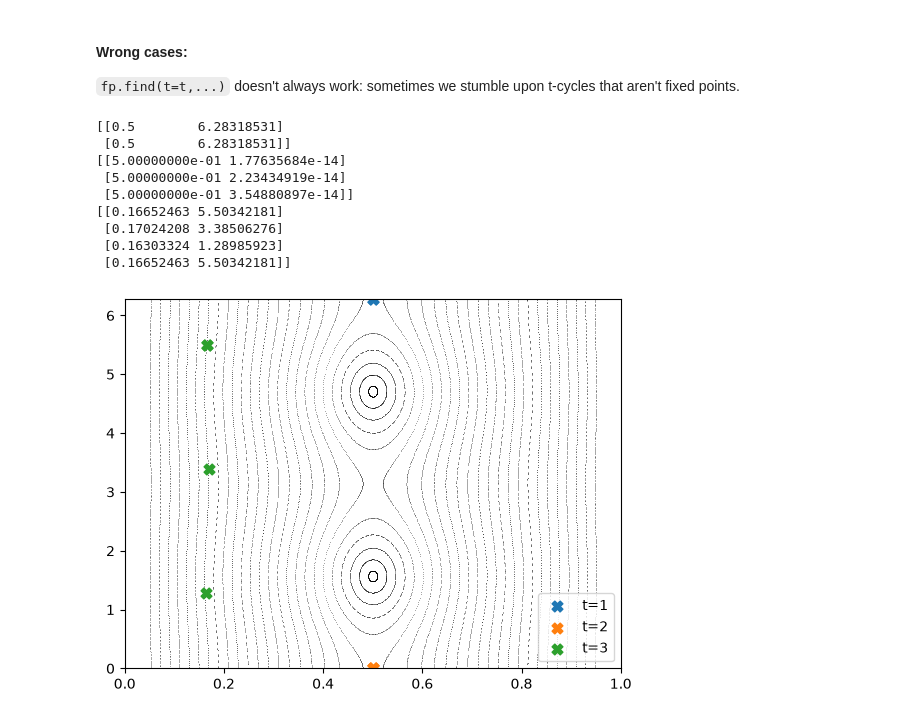
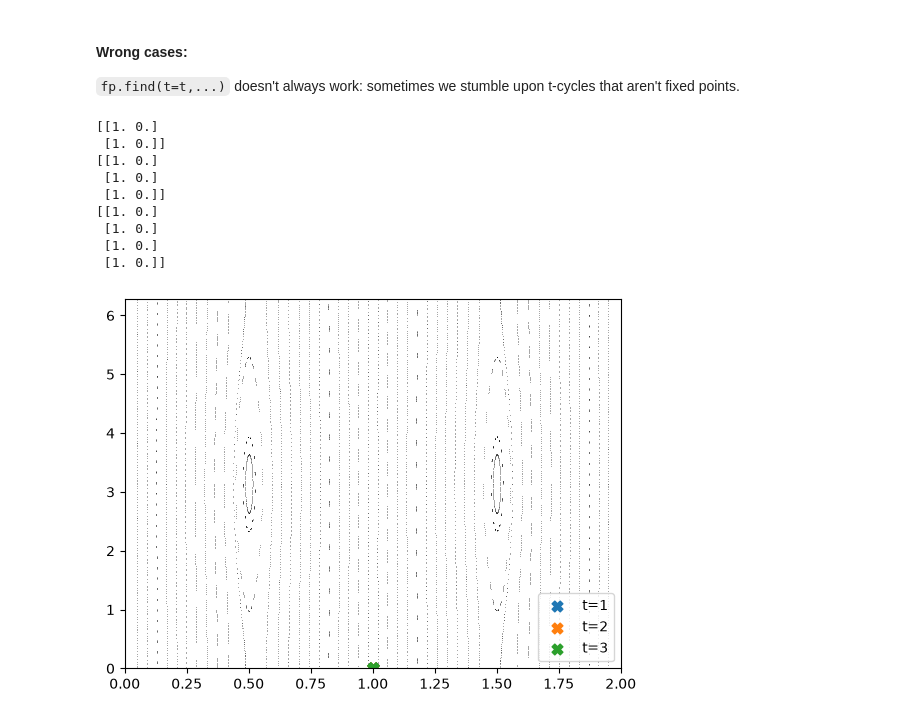
Before and after one commit to mireiaraventos/SdS, a Jupyter notebook: local/pyoculus_mod/test_slab_bfield_two_pert1.ipynb, the cells around one changed output. Cells and saved outputs as stored; diff of their text form; code cells hidden in the pictures.

Commit message:
Modify toroidal b-field to accept differen domains in the forked version of the repository (after reinstalling my forked pyoculus in the .venv)

````diff
--- a/local/pyoculus_mod/test_slab_bfield_two_pert1.ipynb
+++ b/local/pyoculus_mod/test_slab_bfield_two_pert1.ipynb
@@ -12,10 +16,10 @@ import matplotlib.pyplot as plt
 field = SlabBfieldTwoPert(
     m1=1,
     n1=1,
-    delta1=0.05,
+    delta1=0.01,
     m2=1,
     n2=-1,
-    delta2=0.05,
+    delta2=0.01,
     iota_prime=2.0,
     x0=1.0,
 )
@@ -48,7 +52,8 @@ The island will be situated at x_s = 1.5 0.5
 # %% [markdown]
 #### Create the map:
 # %%
-map = ToroidalBfieldSection(field)
+map = ToroidalBfieldSection(field, domain=[(0, 2), (0, 2*np.pi)])
+# map = ToroidalBfieldSection(field)
 # %%
 x0 = np.array([1.43, 0.2])
 x1 = map.f(1, x0)
@@ -194,43 +148,43 @@ plt.show()
 
 ```fp.find(t=t,...)``` doesn't always work: sometimes we stumble upon t-cycles that aren't fixed points.
 # %%
-guess = np.array([0.45, 6])
+guess = np.array([1., 0.])
 fig, ax = pplot.plot(
     marker=".",
     s=0.5,
-    xlim=[0, 1.],
+    xlim=[0, 2.],
     ylim=[0, 2*np.pi],
     plottype=None
 )
 
 for t in [1,2,3]:
     fp = FixedPoint(map)
     result = fp.find(
         t=t,                    # t-order fixed points
         guess=guess,
         method="scipy.root"
     )
     print(result.coords)
 
     fp.plot(
         fig=fig,
         ax=ax,
         marker="X",
         s=60,
         label=f"t={t}",
         plottype=None
     )
 
 plt.legend(loc="lower right")
 plt.show()
 # %% [output]
-[[0.5        6.28318531]
- [0.5        6.28318531]]
-[[5.00000000e-01 1.77635684e-14]
- [5.00000000e-01 2.23434919e-14]
- [5.00000000e-01 3.54880897e-14]]
-[[0.16652463 5.50342181]
- [0.17024208 3.38506276]
- [0.16303324 1.28985923]
- [0.16652463 5.50342181]]
+[[1. 0.]
+ [1. 0.]]
+[[1. 0.]
+ [1. 0.]
+ [1. 0.]]
+[[1. 0.]
+ [1. 0.]
+ [1. 0.]
+ [1. 0.]]
-[figure, old version]
+[figure, new version]
````
Also changed, not shown: parts of 6 cells of this notebook, 4 other files.
